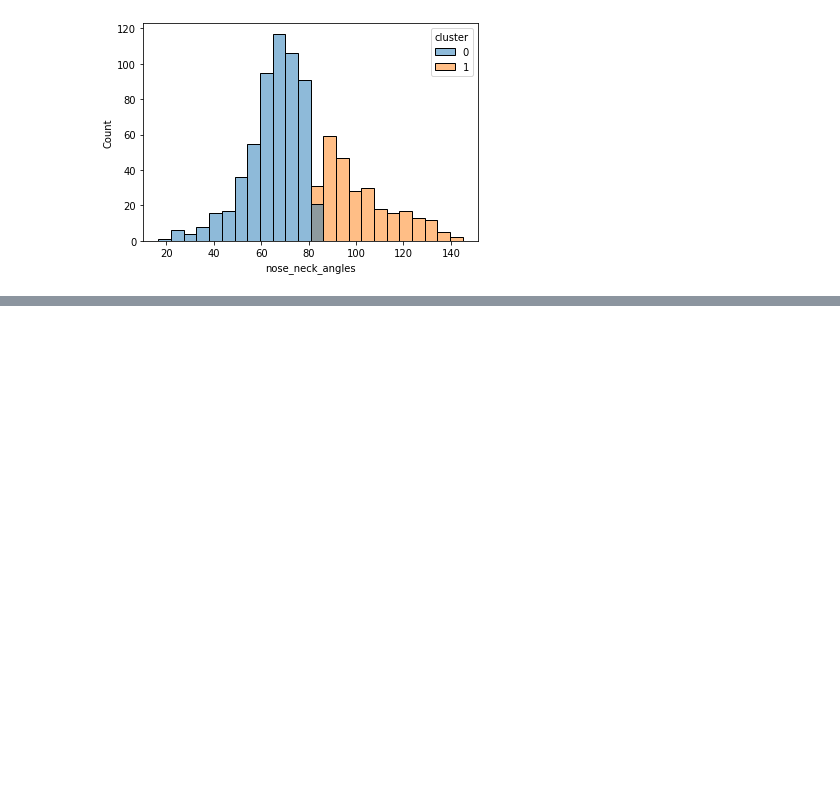
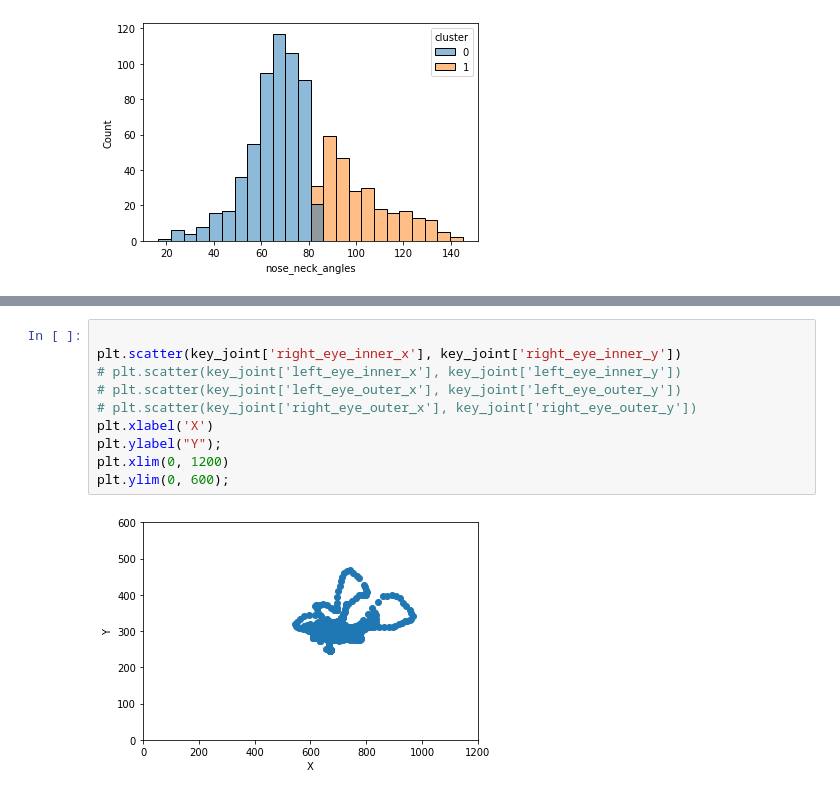
Before and after one commit to tiilt-lab/sport_analytics, a Jupyter notebook: mmla_ia_analysis/reorient_data_and_EDA_person2_j.ipynb, the cells around one changed output, grey strips where cells are left out. Drawn from its saved outputs; the diff is of its cells as text; blank space fills up the shorter version.

```diff
--- a/mmla_ia_analysis/reorient_data_and_EDA_person2_j.ipynb
+++ b/mmla_ia_analysis/reorient_data_and_EDA_person2_j.ipynb
@@ -329,0 +339,12 @@ sns.histplot(data=first_clusterings, x="nose_neck_angles", hue="cluster", alpha=
+# %%
+
+plt.scatter(key_joint['right_eye_inner_x'], key_joint['right_eye_inner_y'])
+# plt.scatter(key_joint['left_eye_inner_x'], key_joint['left_eye_inner_y'])
+# plt.scatter(key_joint['left_eye_outer_x'], key_joint['left_eye_outer_y'])
+# plt.scatter(key_joint['right_eye_outer_x'], key_joint['right_eye_outer_y'])
+plt.xlabel('X')
+plt.ylabel("Y");
+plt.xlim(0, 1200)
+plt.ylim(0, 600);
+# %% [output]
+[figure, added]
```
Also changed, not shown: parts of 5 cells of this notebook.
